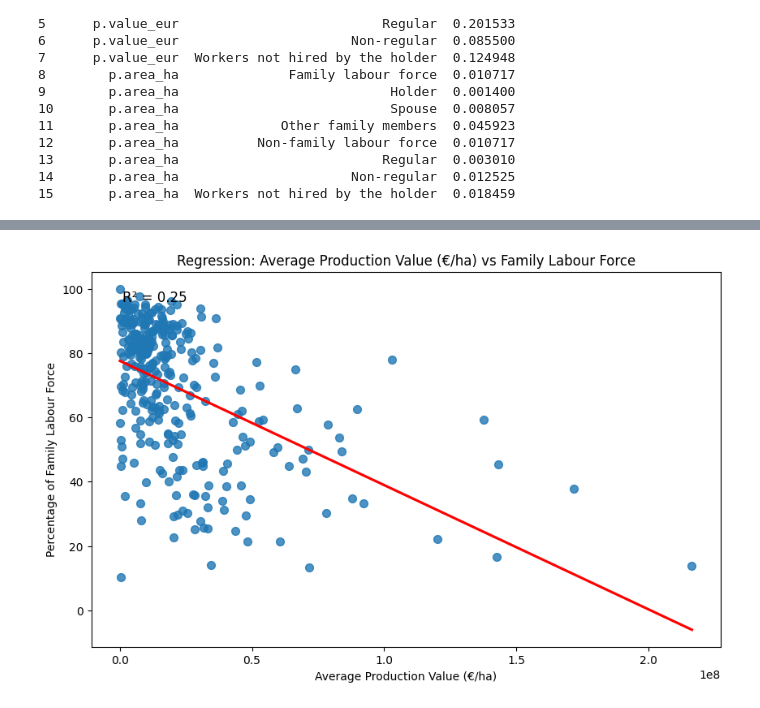
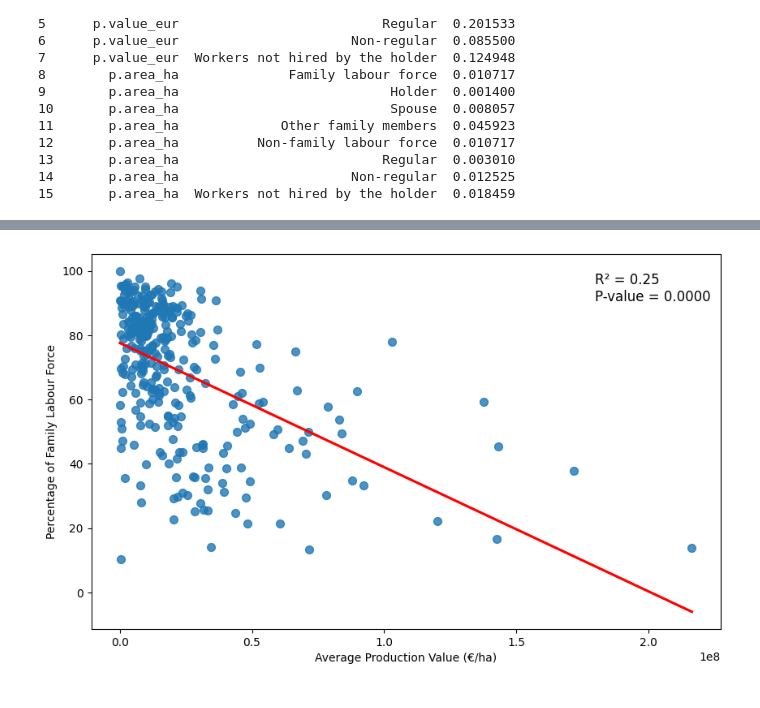
Before and after one commit to domwelsh/avcad_final, a Jupyter notebook: Codes/Labour_production.ipynb, the cells around one changed output, grey strips where cells are left out. Drawn from its saved outputs; the diff is of its cells as text; code cells hidden in the pictures.

```diff
--- a/Codes/Labour_production.ipynb
+++ b/Codes/Labour_production.ipynb
@@ -645,17 +642,17 @@ df_combinado_2.head(300)
 # %%
 # Crear el scatter plot con línea de regresión
 plt.figure(figsize=(10, 6))
 sns.regplot(x='p.value_eur', y='percentage', data=df_combinado_2, ci=None, scatter_kws={'s':50}, line_kws={'color':'red'})
 
-# Añadir R² al gráfico
-plt.text(0.05, 0.95, f'R² = {r2:.2f}', transform=plt.gca().transAxes, fontsize=12, verticalalignment='top')
+# Añadir R² y valor p al gráfico
+plt.text(0.8, 0.95, f'R² = {r2:.2f}\nP-value = {p_value:.4f}', transform=plt.gca().transAxes, fontsize=12, verticalalignment='top')
 
 # Añadir títulos y etiquetas
-plt.title(f'Regression: Average Production Value (€/ha) vs Family Labour Force')
+plt.title(f'') #Regression: Average Production Value (€/ha) vs Family Labour Force
 plt.xlabel(f'Average Production Value (€/ha)')
 plt.ylabel(f'Percentage of Family Labour Force')
 plt.grid(False)
 
 plt.show()
 # %% [output]
-[figure, old version]
+[figure, new version]
```
Also changed, not shown: parts of 4 cells of this notebook.
